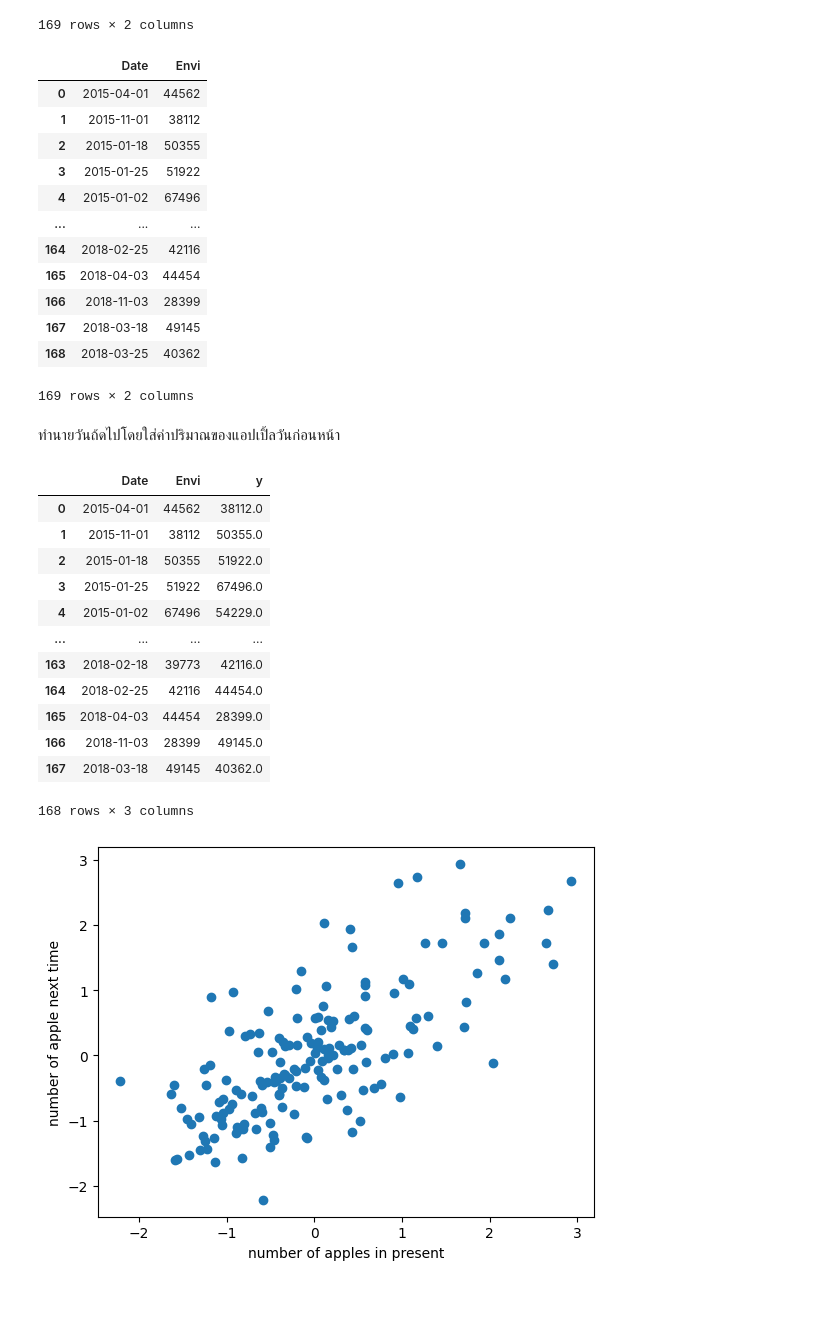
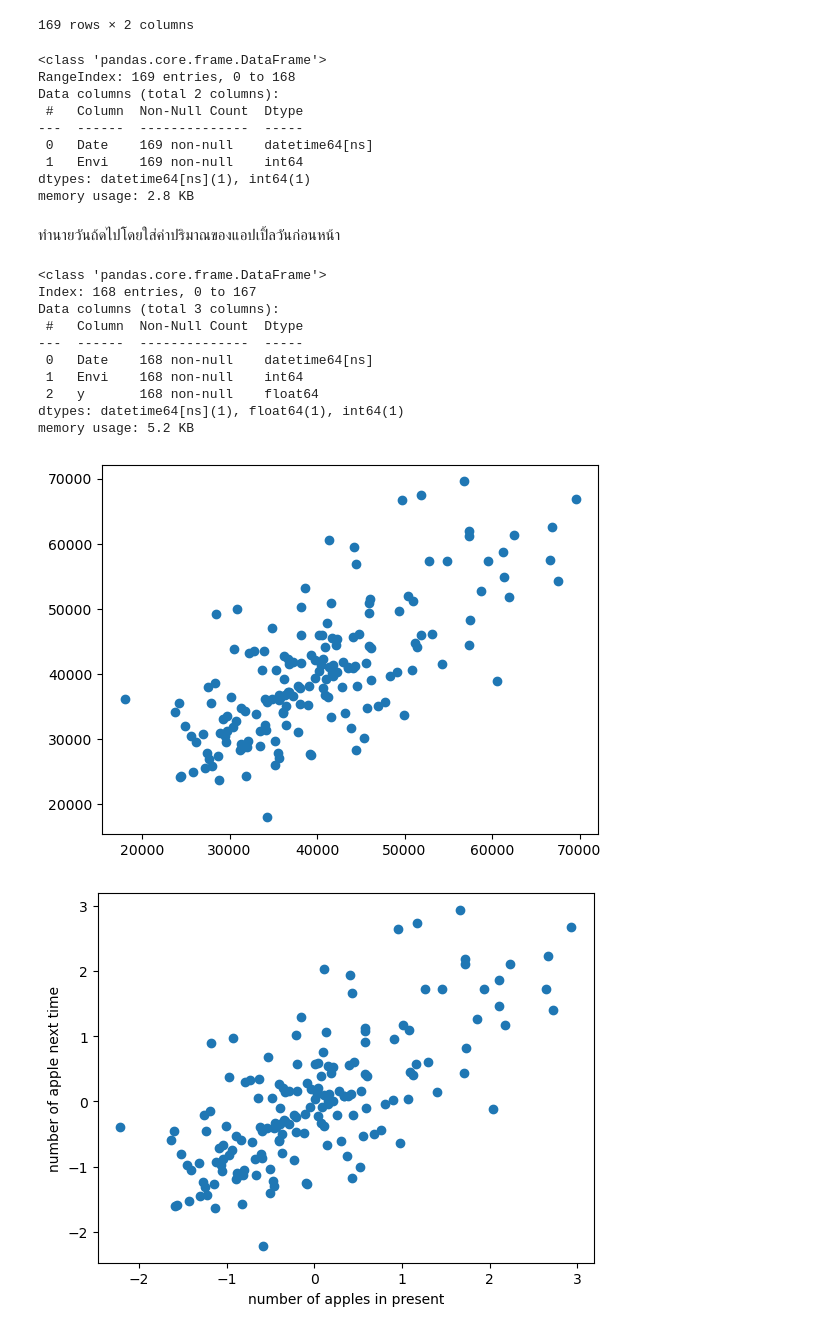
Before and after one commit to OatKID/RegressionMiniProject, a Jupyter notebook: algorithm/1_predict_1/linear_regression.ipynb, the cells around one changed output. Cells and saved outputs as stored; diff of their text form; code cells hidden in the pictures; blank space fills up the shorter version.

```diff
--- a/algorithm/1_predict_1/linear_regression.ipynb
+++ b/algorithm/1_predict_1/linear_regression.ipynb
@@ -44,41 +44,39 @@ df_envi_inter
 169 rows × 2 columns
 # %%
 df_envi_inter["Date"] = pd.to_datetime(df_envi_inter["Date"], unit="ns")
-df_envi_inter
+df_envi_inter.info()
 # %% [output]
-|  | Date | Envi |
-| 0 | 2015-04-01 | 44562 |
-| 1 | 2015-11-01 | 38112 |
-| 2 | 2015-01-18 | 50355 |
-| 3 | 2015-01-25 | 51922 |
-| 4 | 2015-01-02 | 67496 |
-| ... | ... | ... |
-| 164 | 2018-02-25 | 42116 |
-| 165 | 2018-04-03 | 44454 |
-| 166 | 2018-11-03 | 28399 |
-| 167 | 2018-03-18 | 49145 |
-| 168 | 2018-03-25 | 40362 |
-169 rows × 2 columns
+<class 'pandas.core.frame.DataFrame'>
+RangeIndex: 169 entries, 0 to 168
+Data columns (total 2 columns):
+ #   Column  Non-Null Count  Dtype
+---  ------  --------------  -----
+ 0   Date    169 non-null    datetime64[ns]
+ 1   Envi    169 non-null    int64
+dtypes: datetime64[ns](1), int64(1)
+memory usage: 2.8 KB
 # %% [markdown]
 ทำนายวันถ้ดไปโดยใส่ค่าปริมาณของแอปเปิ้ลวันก่อนหน้า
 # %%
 df_envi_inter["y"] = df_envi_inter["Envi"].shift(-1)
 df_envi_inter.dropna(inplace=True)
-df_envi_inter
+df_envi_inter.info()
 # %% [output]
-|  | Date | Envi | y |
-| 0 | 2015-04-01 | 44562 | 38112.0 |
-| 1 | 2015-11-01 | 38112 | 50355.0 |
-| 2 | 2015-01-18 | 50355 | 51922.0 |
-| 3 | 2015-01-25 | 51922 | 67496.0 |
-| 4 | 2015-01-02 | 67496 | 54229.0 |
-| ... | ... | ... | ... |
-| 163 | 2018-02-18 | 39773 | 42116.0 |
-| 164 | 2018-02-25 | 42116 | 44454.0 |
-| 165 | 2018-04-03 | 44454 | 28399.0 |
-| 166 | 2018-11-03 | 28399 | 49145.0 |
-| 167 | 2018-03-18 | 49145 | 40362.0 |
-168 rows × 3 columns
+<class 'pandas.core.frame.DataFrame'>
+Index: 168 entries, 0 to 167
+Data columns (total 3 columns):
+ #   Column  Non-Null Count  Dtype
+---  ------  --------------  -----
+ 0   Date    168 non-null    datetime64[ns]
+ 1   Envi    168 non-null    int64
+ 2   y       168 non-null    float64
+dtypes: datetime64[ns](1), float64(1), int64(1)
+memory usage: 5.2 KB
+# %%
+plt.scatter(df_envi_inter["Envi"], df_envi_inter["y"])
+plt.show()
+# %% [output]
+[figure, added]
 # %%
 x = np.array(df_envi_inter["Envi"])
 y = np.array(df_envi_inter["y"])
```
Also changed, not shown: parts of 10 cells of this notebook, 1 other file.
